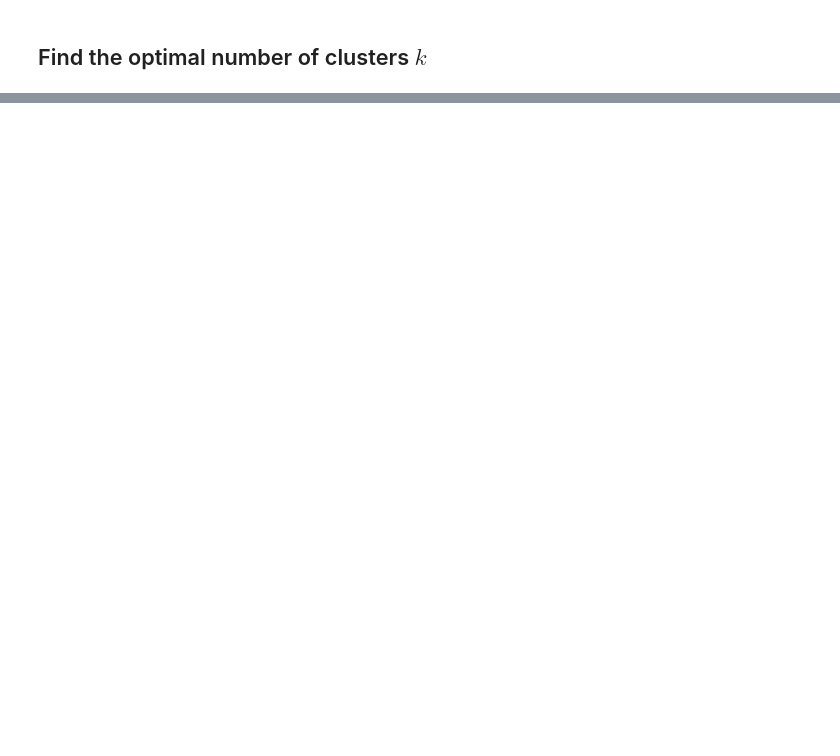
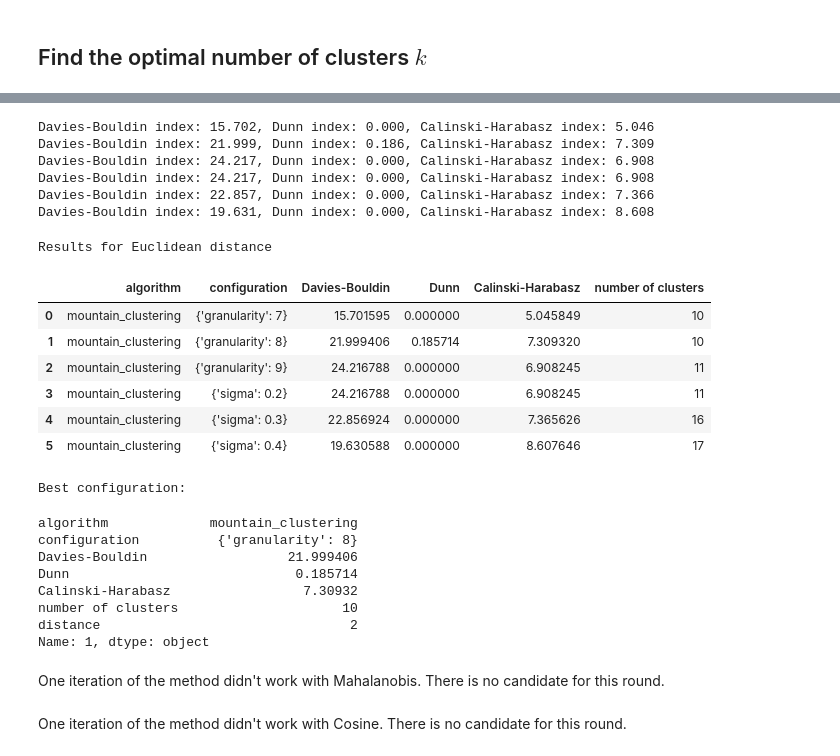
Before and after one commit to scardenol/ai_2023, a Jupyter notebook: 3. Unsupervised/entrega_Salo/src/density_and_distance_clustering.ipynb, the cells around one changed output, grey strips where cells are left out. Drawn from its saved outputs; the diff is of its cells as text; code cells hidden in the pictures; blank space fills up the shorter version.

```diff
--- a/3. Unsupervised/entrega_Salo/src/density_and_distance_clustering.ipynb
+++ b/3. Unsupervised/entrega_Salo/src/density_and_distance_clustering.ipynb
@@ -1354,0 +1879,46 @@ fig.show()
+# %%
+# Run for euclidean distance
+dist_type = 2
+
+# Define the parameter grids
+param_grids = [[{"granularity": 7}, {"granularity": 8}, {"granularity": 9}],
+               [{"sigma":0.2}, {"sigma":0.3}, {"sigma":0.4}]]
+# Define the parameters
+params = {"beta":None, "verbose":False, "dist_type": dist_type}
+# Run the algorithm
+results_m2, best_configuration_m2 = experiment(mountain_clustering, embedded_data.values, param_grids, params)
+# %% [output]
+Davies-Bouldin index: 15.702, Dunn index: 0.000, Calinski-Harabasz index: 5.046
+Davies-Bouldin index: 21.999, Dunn index: 0.186, Calinski-Harabasz index: 7.309
+Davies-Bouldin index: 24.217, Dunn index: 0.000, Calinski-Harabasz index: 6.908
+Davies-Bouldin index: 24.217, Dunn index: 0.000, Calinski-Harabasz index: 6.908
+Davies-Bouldin index: 22.857, Dunn index: 0.000, Calinski-Harabasz index: 7.366
+Davies-Bouldin index: 19.631, Dunn index: 0.000, Calinski-Harabasz index: 8.608
+# %%
+# Visualize results
+# Results data frame
+print("Results for Euclidean distance")
+display(results_m2)
+# Add the distance type to the best configuration
+best_configuration_m2.loc["distance"] = dist_type
+# Best configuration
+print("Best configuration:")
+best_configuration_m2
+# %% [output]
+Results for Euclidean distance
+|  | algorithm | configuration | Davies-Bouldin | Dunn | Calinski-Harabasz | number of clusters |
+| 0 | mountain_clustering | {'granularity': 7} | 15.701595 | 0.000000 | 5.045849 | 10 |
+| 1 | mountain_clustering | {'granularity': 8} | 21.999406 | 0.185714 | 7.309320 | 10 |
+| 2 | mountain_clustering | {'granularity': 9} | 24.216788 | 0.000000 | 6.908245 | 11 |
+| 3 | mountain_clustering | {'sigma': 0.2} | 24.216788 | 0.000000 | 6.908245 | 11 |
+| 4 | mountain_clustering | {'sigma': 0.3} | 22.856924 | 0.000000 | 7.365626 | 16 |
+| 5 | mountain_clustering | {'sigma': 0.4} | 19.630588 | 0.000000 | 8.607646 | 17 |
+Best configuration:
+algorithm             mountain_clustering
+configuration          {'granularity': 8}
+Davies-Bouldin                  21.999406
+Dunn                             0.185714
+Calinski-Harabasz                 7.30932
+number of clusters                     10
+distance                                2
+Name: 1, dtype: object
@@ -1354,0 +1936,2 @@ fig.show()
+# %% [markdown]
+One iteration of the method didn't work with Mahalanobis. There is no candidate for this round.
@@ -1354,0 +1949,2 @@ fig.show()
+# %% [markdown]
+One iteration of the method didn't work with Cosine. There is no candidate for this round.
```
Also changed, not shown: parts of 111 cells of this notebook.
